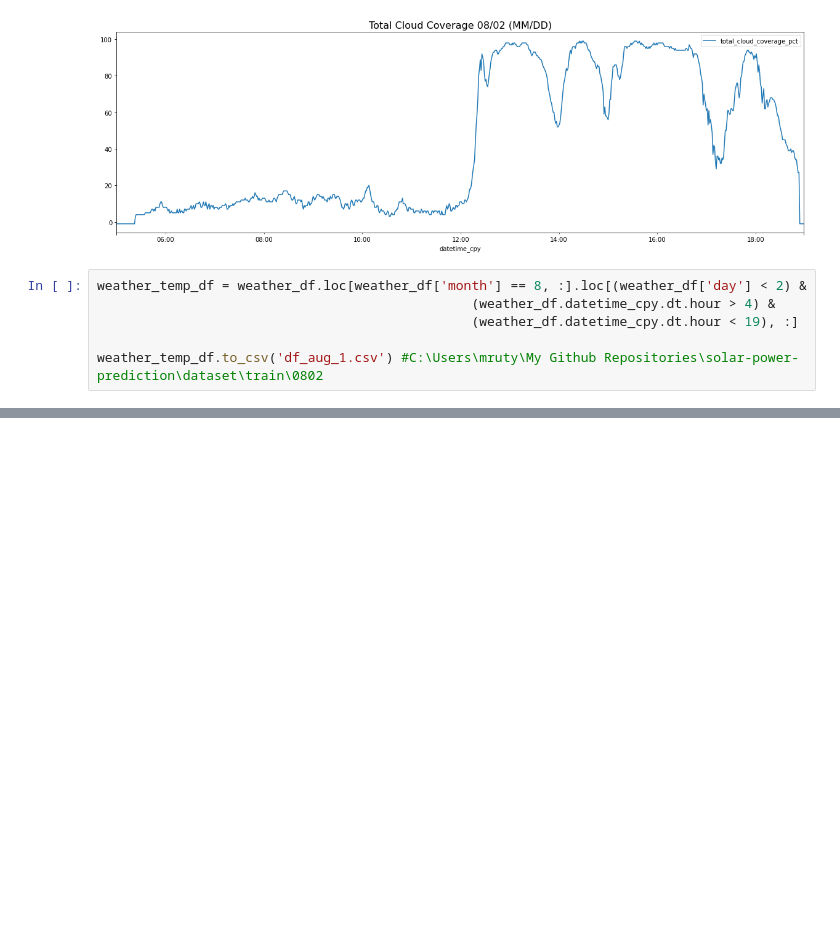
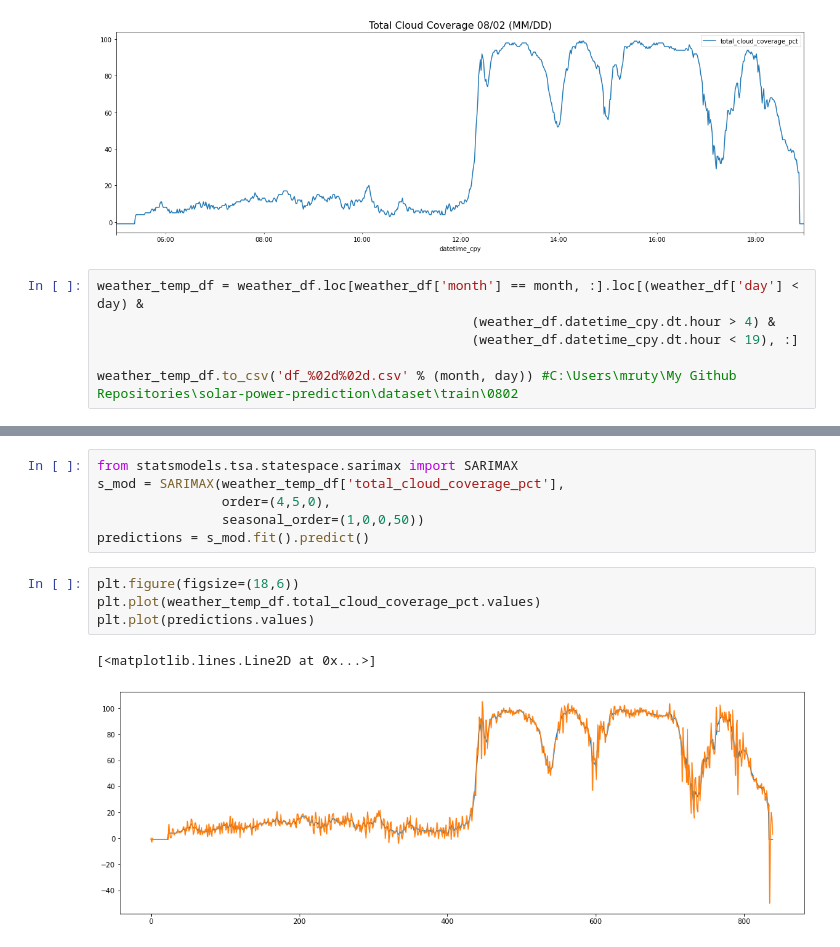
Before and after one commit to mrutyunjay17/solar-cloud-coverage-prediction, a Jupyter notebook: data_analysis.ipynb, the cells around one changed output, grey strips where cells are left out. Drawn from its saved outputs; the diff is of its cells as text; blank space fills up the shorter version.

```diff
--- a/data_analysis.ipynb
+++ b/data_analysis.ipynb
@@ -427,8 +425,8 @@ plt.title("Total Cloud Coverage %02d/%02d (MM/DD)" % (month, day), fontsize=16)
 Text(0.5, 1.0, 'Total Cloud Coverage 08/02 (MM/DD)')
 [figure]
 # %%
-weather_temp_df = weather_df.loc[weather_df['month'] == 8, :].loc[(weather_df['day'] < 2) &
+weather_temp_df = weather_df.loc[weather_df['month'] == month, :].loc[(weather_df['day'] < day) &
                                                 (weather_df.datetime_cpy.dt.hour > 4) &
                                                 (weather_df.datetime_cpy.dt.hour < 19), :]
 
-weather_temp_df.to_csv('df_aug_1.csv') #C:\Users\mruty\My Github Repositories\solar-power-prediction\dataset\train\0802
+weather_temp_df.to_csv('df_%02d%02d.csv' % (month, day)) #C:\Users\mruty\My Github Repositories\solar-power-prediction\dataset\train\0802
@@ -434,0 +441,13 @@ weather_temp_df.to_csv('df_aug_1.csv') #C:\Users\mruty\My Github Repositories\so
+# %%
+from statsmodels.tsa.statespace.sarimax import SARIMAX
+s_mod = SARIMAX(weather_temp_df['total_cloud_coverage_pct'],
+                order=(4,5,0),
+                seasonal_order=(1,0,0,50))
+predictions = s_mod.fit().predict()
+# %%
+plt.figure(figsize=(18,6))
+plt.plot(weather_temp_df.total_cloud_coverage_pct.values)
+plt.plot(predictions.values)
+# %% [output]
+[<matplotlib.lines.Line2D at 0x...>]
+[figure, added]
```
Also changed, not shown: parts of 3 cells of this notebook, 1 other file.
